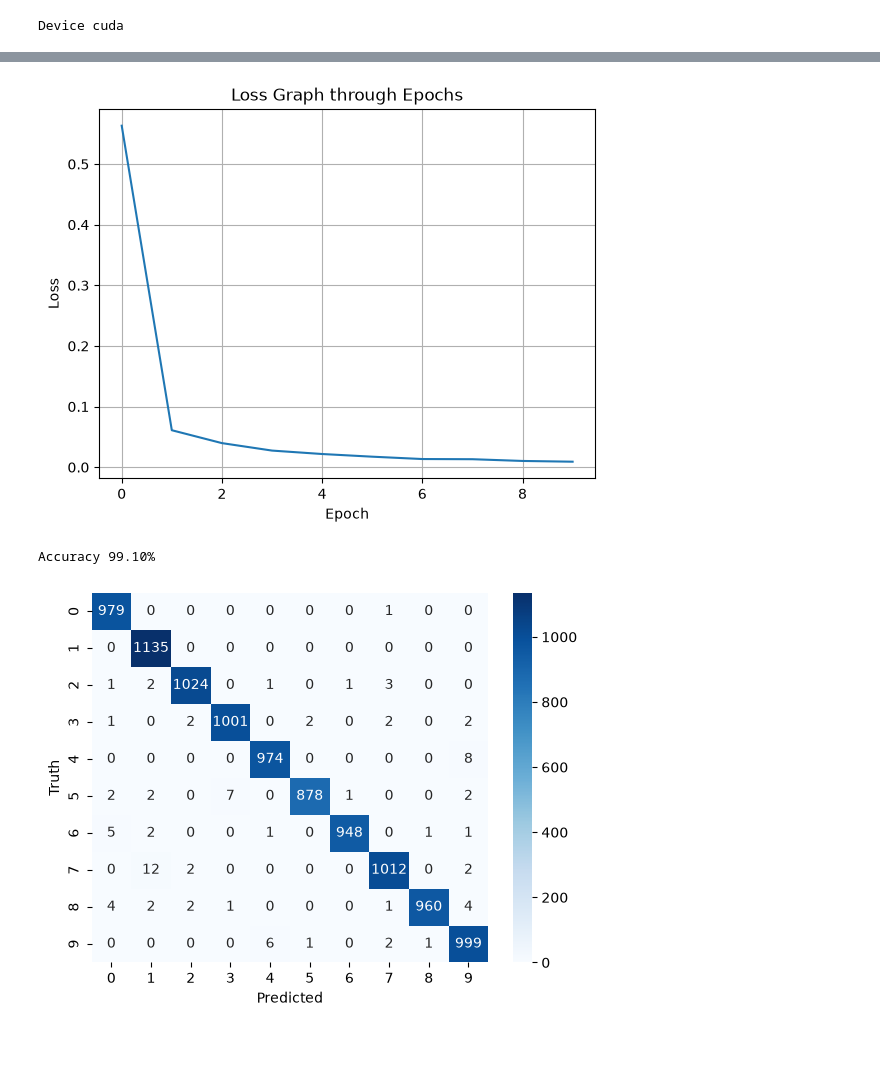
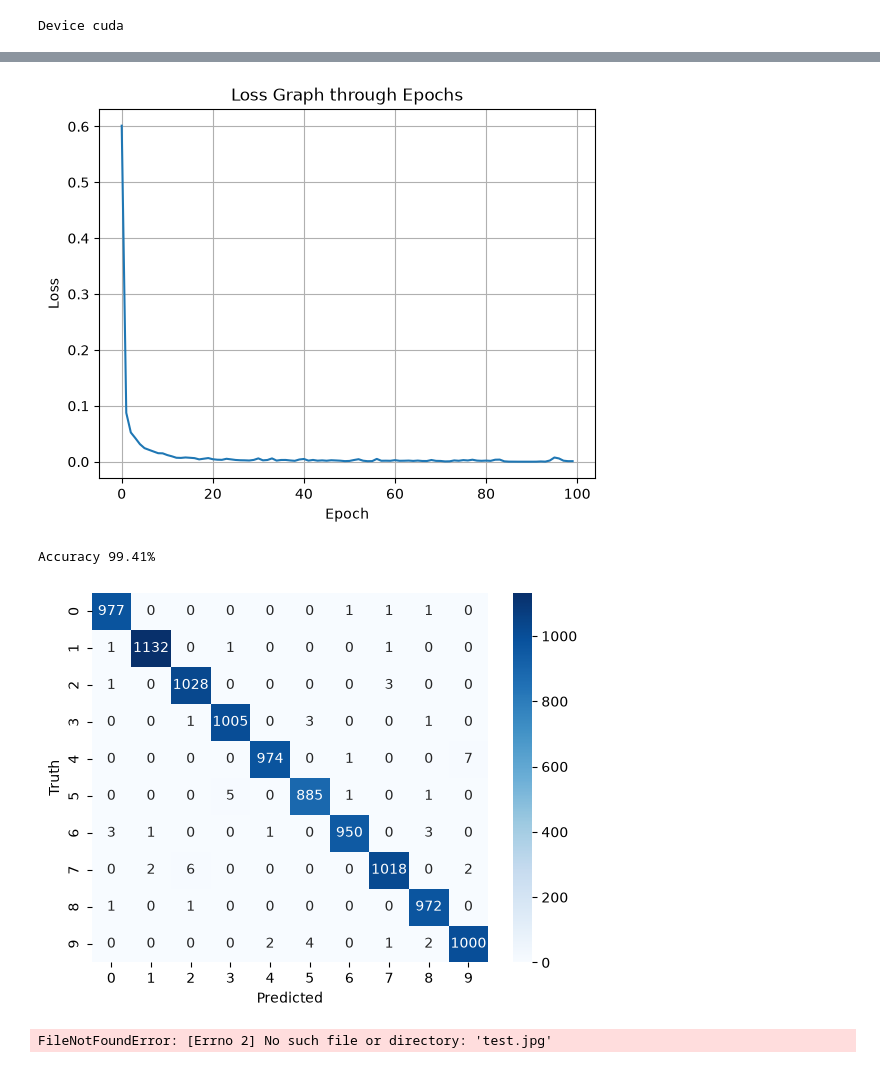
Before and after one commit to amerigovegliante/machine-learning, a Jupyter notebook: mnist_classification.ipynb, the cells around one changed output, grey strips where cells are left out. Cells and saved outputs as stored; diff of their text form; code cells hidden in the pictures.

```diff
--- a/mnist_classification.ipynb
+++ b/mnist_classification.ipynb
@@ -62,7 +62,7 @@ print(f"Device {device}")
 Device cuda
 # %%
 class MNISTClassifier(nn.Module):
-    def __init__(self, filters=[1,128,256,512], layers=[512,256], image_width=28, output=10, kernel_size=3, padding=1, pooling=2,dropout_rate=0.2):
+    def __init__(self, filters=[1,64,128,256], layers=[512,256], image_width=28, output=10, kernel_size=3, padding=1, pooling=2,dropout_rate=0.2):
         super().__init__()
         self.conv1 = nn.Conv2d(
             in_channels=filters[0],         # 1 color channel (black/white)
@@ -116,7 +116,7 @@ model = MNISTClassifier().to(device)
 # %%
 lf = nn.CrossEntropyLoss()
 optimizer = optim.Adam(model.parameters(), lr=0.001)
-epochs = 10
+epochs = 100
 
 train_losses = []
 
@@ -156,4 +163,4 @@ Epoch 10, Loss 0.0091
-[figure, old version]
+[figure, new version]
 # %%
 def eval(model, data_loader):
     model.eval()
@@ -171,7 +178,7 @@ def eval(model, data_loader):
 acc = eval(model, test_loader)
 print(f"Accuracy {acc*100:.2f}%")
 # %% [output]
-Accuracy 99.10%
+Accuracy 99.41%
 # %%
 model.eval()
 
@@ -194,7 +201,7 @@ plt.xlabel("Predicted")
 plt.ylabel("Truth")
 plt.show()
 # %% [output]
-[figure, old version]
+[figure, new version]
 # %%
 def predict_my_number(image_path, model, device):
     image = Image.open(image_path).convert('L')
@@ -228,4 +235,6 @@ def predict_my_number(image_path, model, device):
     return predicted.item()
 
 # upload a custom 28x28 image of a grayscale digit to test live the model
-# predizione = predict_my_number('test.jpg', model, device)
+predizione = predict_my_number('test.jpg', model, device)
+# %% [output]
+FileNotFoundError: [Errno 2] No such file or directory: 'test.jpg'
```
Also changed, not shown: parts of 1 cell of this notebook, 5 other files.
